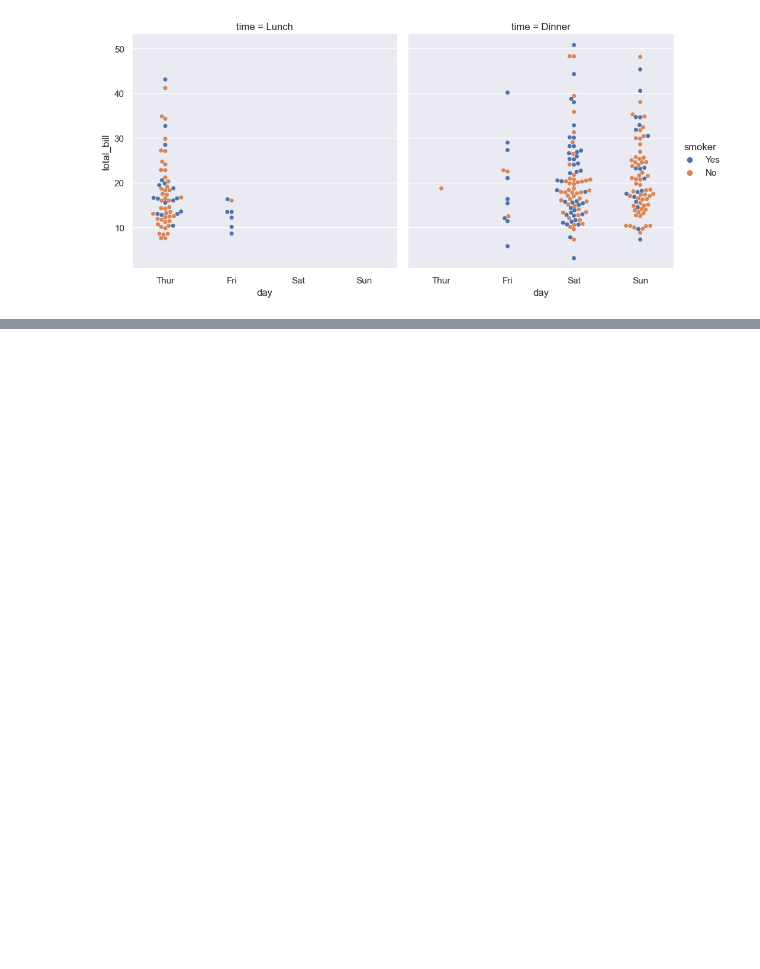
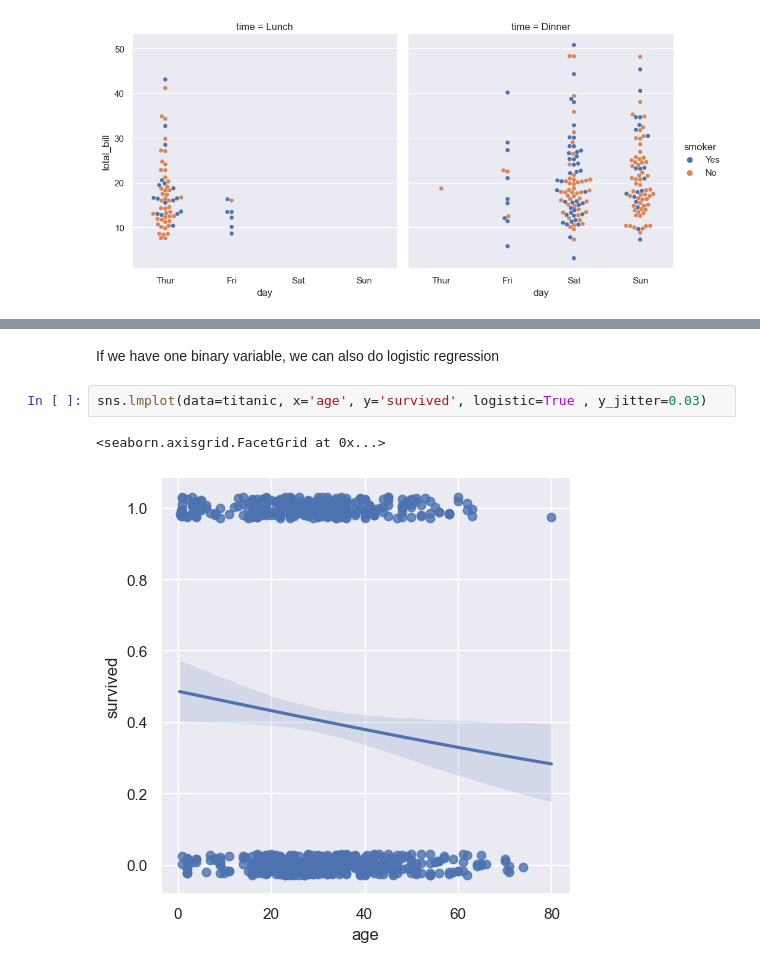
Before and after one commit to raulsiqueira96/seaborn_practice, a Jupyter notebook: Seaborn.ipynb, the cells around one changed output, grey strips where cells are left out. Drawn from its saved outputs; the diff is of its cells as text; blank space fills up the shorter version.

```diff
--- a/Seaborn.ipynb
+++ b/Seaborn.ipynb
@@ -355,0 +372,7 @@ sns.catplot(data=tips, x='day', y='total_bill', hue='smoker',
+# %% [markdown]
+If we have one binary variable, we can also do logistic regression
+# %%
+sns.lmplot(data=titanic, x='age', y='survived', logistic=True , y_jitter=0.03)
+# %% [output]
+<seaborn.axisgrid.FacetGrid at 0x...>
+[figure, added]
```
Also changed, not shown: parts of 11 cells of this notebook.
